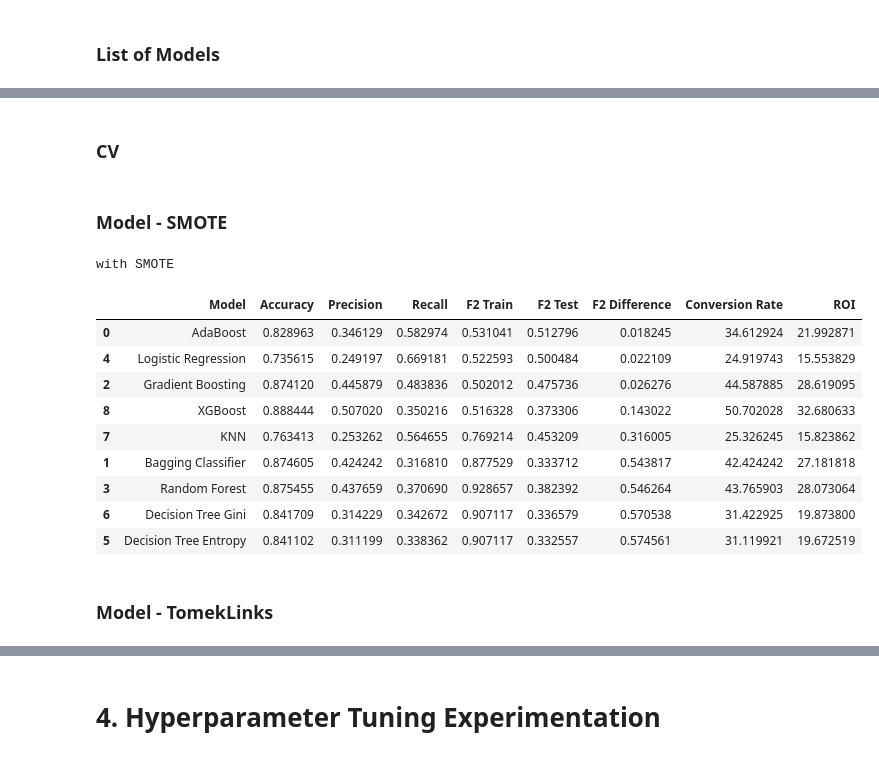
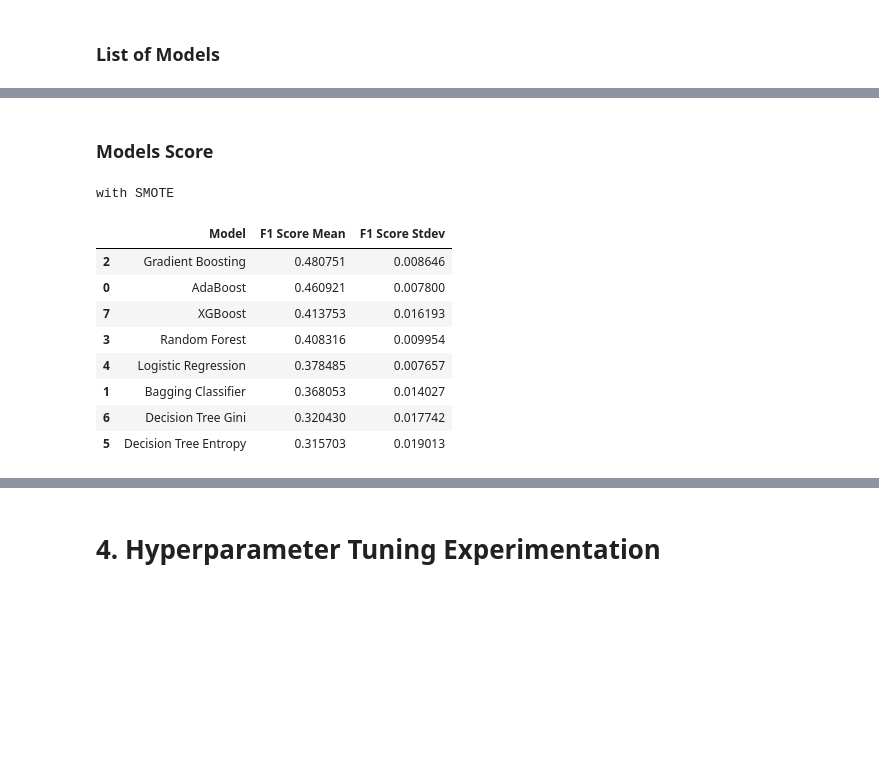
Before and after one commit to nikkoschy/jcdsol_enigma_finpro, a Jupyter notebook: finpro_enigma_bank_case_machine_learning.ipynb, the cells around one changed output, grey strips where cells are left out. Cells and saved outputs as stored; diff of their text form; code cells hidden in the pictures; blank space fills up the shorter version.

```diff
--- a/finpro_enigma_bank_case_machine_learning.ipynb
+++ b/finpro_enigma_bank_case_machine_learning.ipynb
@@ -247,3 +277,7 @@ outlier_list
+# %%
+drop_list = ['poutcome', 'duration','default','pdays', 'previous' ,'loan', 'housing']
+# %%
+outlier_list = list(filter(lambda item: item not in drop_list, outlier_list))
 # %% [markdown]
 ### 2.2.3. Preprocessing Pipeline
 # %%
@@ -258,7 +293,7 @@ Index(['age', 'job', 'marital', 'education', 'contact', 'month', 'day_of_week',
 preprocessor = ColumnTransformer(
     [
         # ('drop_columns', 'drop', ['poutcome', 'duration','default','pdays', 'previous' ,'loan', 'housing']),
-        ('onehot_encoding', OneHotEncoder(drop='first'), ['marital', 'contact']),
+        ('onehot_encoding', OneHotEncoder(drop='first', sparse_output=False), ['marital', 'contact']),
         ('binary_encoding', ce.BinaryEncoder(), ['job']),
         ('scaler', RobustScaler(), outlier_list),
         ('passthrough_col', 'passthrough', list(set(['age', 'campaign', 'cons.conf.idx', 'past_contacted',
@@ -452,9 +512,6 @@ models=[
     ('Decision Tree Entropy', DecisionTreeClassifier(criterion = 'entropy', random_state = 2042)),
     ('Decision Tree Gini', DecisionTreeClassifier(criterion = 'gini', random_state = 2042)),
 
-    #KNN
-    ('KNN', KNeighborsClassifier()),
-
     #XGBoost
     ('XGBoost', XGBClassifier(random_state=2042)),
 ]
@@ -550,2 +519,0 @@ stratified_cv = StratifiedKFold(n_splits=5, shuffle=True, random_state=2042)
-# %% [markdown]
-### CV
@@ -636,57 +520,41 @@ stratified_cv = StratifiedKFold(n_splits=5, shuffle=True, random_state=2042)
 # %% [markdown]
-### Model - SMOTE
+### Models Score
 # %%
 # With SMOTE
-dct_models = {}
-dct_upd = {}
-# dct_keys = ['model', 'accuracy','precision', 'recall', 'f1', 'roc_auc']
-dct_result = []
-dct = []
 results_sm = defaultdict(list)
 
 for m_name, m in models:
 
     complete_steps_smote = pipe.steps + smote_pipe_steps + [('classifier', m)]
     complete_pipeline_smote = impipeline(steps=complete_steps_smote)
 
-    # Fitting and predicting the data
-    complete_pipeline_smote.fit(X_train, y_train)
-    y_pred_train = complete_pipeline_smote.predict(X_train)
-    y_pred_test = complete_pipeline_smote.predict(X_test)
+    f1_score_smote = cross_val_score(complete_pipeline_smote, X_train, y_train, cv=5, scoring='f1')
+    f2_score_smote = cross_val_score(complete_pipeline_smote, X_train, y_train, cv=5, scoring=f2_scorer)
 
     # RESULTS
-    results_sm['Model'].            append( m_name )
-    results_sm['Accuracy'].         append( accuracy_score(y_test, y_pred_test) )
-    results_sm['Precision'].        append( precision_score(y_test, y_pred_test) )
-    results_sm['Recall'].           append( recall_score(y_test, y_pred_test) )
+    results_sm['Model'].append( m_name )
 
-    results_sm['F2 Train'].         append( fbeta_score(y_train, y_pred_train, beta=2) )
-    results_sm['F2 Test'].          append( fbeta_score(y_test, y_pred_test, beta=2) )
-    results_sm['F2 Difference'].    append( abs(fbeta_score(y_train, y_pred_train, beta=2) - fbeta_score(y_test, y_pred_test, beta=2)) )
+    results_sm['F1 Score Mean'].append( f1_score_smote.mean() )
+    results_sm['F1 Score Stdev'].append( f1_score_smote.std() )
+    # results_sm['F2 Score Mean'].append( f2_score_smote.mean() )
+    # results_sm['F2 Score Stdev'].append( f2_score_smote.mean() )
 
-    results_sm['Conversion Rate'].  append( conv_rate_func(y_test, y_pred_test) )
-    results_sm['ROI'].              append( roi_func(y_test, y_pred_test) )
 
+############################################################################################
 results_df_smote = pd.DataFrame(results_sm)
-results_df_smote = results_df_smote.sort_values(by='F2 Difference')
-
-# Highlighting the highest values
-result_df_smote = results_df_smote.style.highlight_max(subset=['Accuracy', 'Precision', 'Recall',  'F2 Train',  'F2 Test',  'F2 Difference', 'Conversion Rate', 'ROI'], color='lightgreen')\
-                            .highlight_min(subset=['F2 Difference'])
+results_df_smote = results_df_smote.sort_values(by='F1 Score Mean', ascending=False)
 
 print("with SMOTE")
-result_df_smote
+results_df_smote
+############################################################################################
 # %% [output]
 with SMOTE
-|  | Model | Accuracy | Precision | Recall | F2 Train | F2 Test | F2 Difference | Conversion Rate | ROI |
-| 0 | AdaBoost | 0.828963 | 0.346129 | 0.582974 | 0.531041 | 0.512796 | 0.018245 | 34.612924 | 21.992871 |
-| 4 | Logistic Regression | 0.735615 | 0.249197 | 0.669181 | 0.522593 | 0.500484 | 0.022109 | 24.919743 | 15.553829 |
-| 2 | Gradient Boosting | 0.874120 | 0.445879 | 0.483836 | 0.502012 | 0.475736 | 0.026276 | 44.587885 | 28.619095 |
-| 8 | XGBoost | 0.888444 | 0.507020 | 0.350216 | 0.516328 | 0.373306 | 0.143022 | 50.702028 | 32.680633 |
-| 7 | KNN | 0.763413 | 0.253262 | 0.564655 | 0.769214 | 0.453209 | 0.316005 | 25.326245 | 15.823862 |
-| 1 | Bagging Classifier | 0.874605 | 0.424242 | 0.316810 | 0.877529 | 0.333712 | 0.543817 | 42.424242 | 27.181818 |
-| 3 | Random Forest | 0.875455 | 0.437659 | 0.370690 | 0.928657 | 0.382392 | 0.546264 | 43.765903 | 28.073064 |
-| 6 | Decision Tree Gini | 0.841709 | 0.314229 | 0.342672 | 0.907117 | 0.336579 | 0.570538 | 31.422925 | 19.873800 |
-| 5 | Decision Tree Entropy | 0.841102 | 0.311199 | 0.338362 | 0.907117 | 0.332557 | 0.574561 | 31.119921 | 19.672519 |
+|  | Model | F1 Score Mean | F1 Score Stdev |
+| 2 | Gradient Boosting | 0.480751 | 0.008646 |
+| 0 | AdaBoost | 0.460921 | 0.007800 |
+| 7 | XGBoost | 0.413753 | 0.016193 |
+| 3 | Random Forest | 0.408316 | 0.009954 |
+| 4 | Logistic Regression | 0.378485 | 0.007657 |
+| 1 | Bagging Classifier | 0.368053 | 0.014027 |
+| 6 | Decision Tree Gini | 0.320430 | 0.017742 |
+| 5 | Decision Tree Entropy | 0.315703 | 0.019013 |
-# %% [markdown]
-### Model - TomekLinks
```
Also changed, not shown: parts of 152 cells of this notebook.
